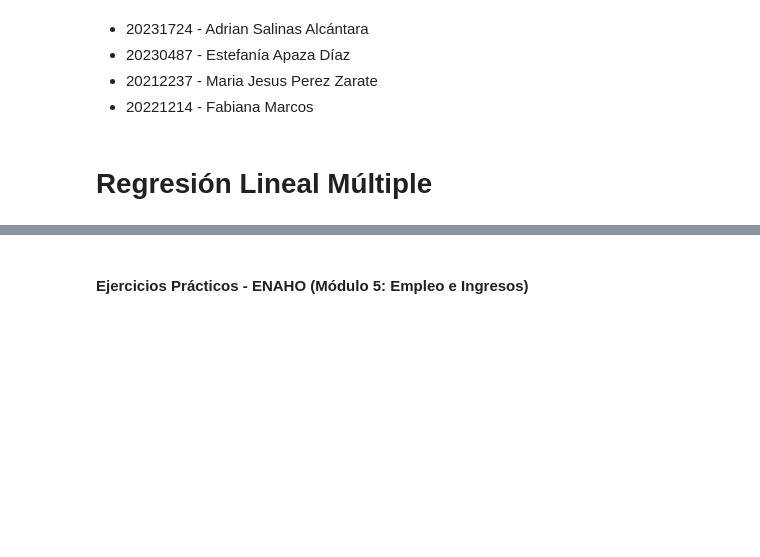
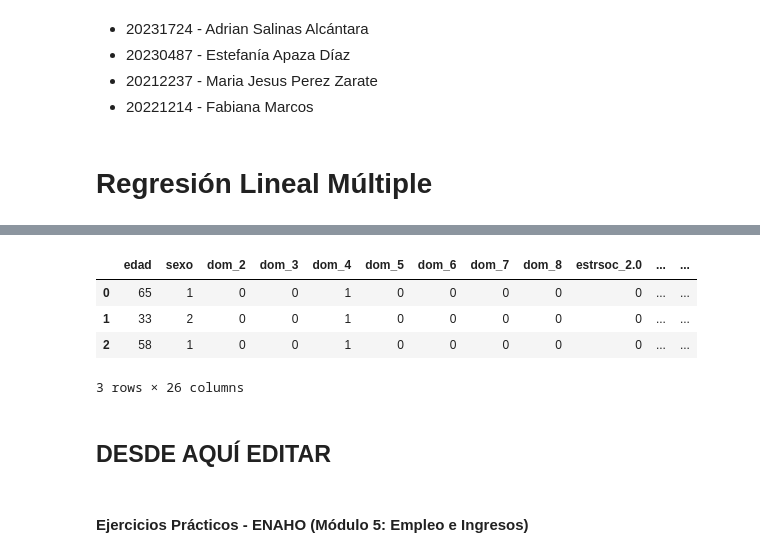
Before and after one commit to estefania-apaza/inferencia-causal-proyecto-lengua-enaho2024, a Jupyter notebook: Actividad 2/TC2_Salinas_Apaza_Perez_Marcos_20231724_20230487_20212237_20221214.ipynb, the cells around one changed output, grey strips where cells are left out. Drawn from its saved outputs; the diff is of its cells as text; code cells hidden in the pictures; blank space fills up the shorter version.

Commit message:
Preparación de base completada

```diff
--- a/Actividad 2/TC2_Salinas_Apaza_Perez_Marcos_20231724_20230487_20212237_20221214.ipynb
+++ b/Actividad 2/TC2_Salinas_Apaza_Perez_Marcos_20231724_20230487_20212237_20221214.ipynb
@@ -32,3 +32,16 @@ from sklearn.linear_model import LinearRegression
 from sklearn.metrics import mean_squared_error, r2_score
 from statsmodels.stats.diagnostic import het_breuschpagan, het_white
 from statsmodels.stats.outliers_influence import variance_inflation_factor
+# %%
+# Cargamos la base modificada en la TC1
+
+import pandas as pd
+
+# URL "raw" de tu archivo CSV en GitHub
+url = "https://raw.githubusercontent.com/estefania-apaza/inferencia-causal-proyecto-lengua-enaho2024/refs/heads/main/Actividad%202/enaho_limpia_t1.csv"
+
+# Cargar el CSV
+data = pd.read_csv(url, encoding="latin-1")
+
+data.head(2)
+data.columns
@@ -34,0 +148,6 @@ from statsmodels.stats.outliers_influence import variance_inflation_factor
+# %%
+# Creamos la variable dicotómica usando la mediana
+data['conf_policia_dic'] = (data['conf_policia'] > data['conf_policia'].median()).astype(int)
+
+# Revisamos distribución
+data['conf_policia_dic'].value_counts()
@@ -35,2 +160,29 @@ from statsmodels.stats.outliers_influence import variance_inflation_factor
+# %%
+# Cambiamos nombres de variables para facilitar el tratamiento
+
+data = data.rename(columns={
+    'p208a': 'edad',
+    'p207': 'sexo',})
+
+# Filtramos la data por las columnas a usar
+
+cols_usar = ['edad', 'sexo',
+             'dom_2', 'dom_3', 'dom_4', 'dom_5', 'dom_6', 'dom_7', 'dom_8',
+             'estrsoc_2.0', 'estrsoc_3.0', 'estrsoc_4.0', 'estrsoc_5.0', 'estrsoc_6.0',
+             'educ_2.0', 'educ_3.0', 'educ_4.0', 'educ_5.0', 'educ_6.0', 'educ_7.0', 'educ_8.0', 'educ_10.0', 'educ_11.0', 'educ_12.0',
+             'lengua_indigena', 'conf_policia_dic']
+
+data = data[cols_usar].copy()
+# %%
+# Revisamos la data final para el análisis
+data.head(3)
+# %% [output]
+|  | edad | sexo | dom_2 | dom_3 | dom_4 | dom_5 | dom_6 | dom_7 | dom_8 | estrsoc_2.0 | ... | ... |
+| 0 | 65 | 1 | 0 | 0 | 1 | 0 | 0 | 0 | 0 | 0 | ... | ... |
+| 1 | 33 | 2 | 0 | 0 | 1 | 0 | 0 | 0 | 0 | 0 | ... | ... |
+| 2 | 58 | 1 | 0 | 0 | 1 | 0 | 0 | 0 | 0 | 0 | ... | ... |
+3 rows × 26 columns
+# %% [markdown]
+## DESDE AQUÍ EDITAR
 # %% [markdown]
 #### Ejercicios Prácticos - ENAHO (Módulo 5: Empleo e Ingresos)
```
Also changed, not shown: parts of 6 cells of this notebook.
